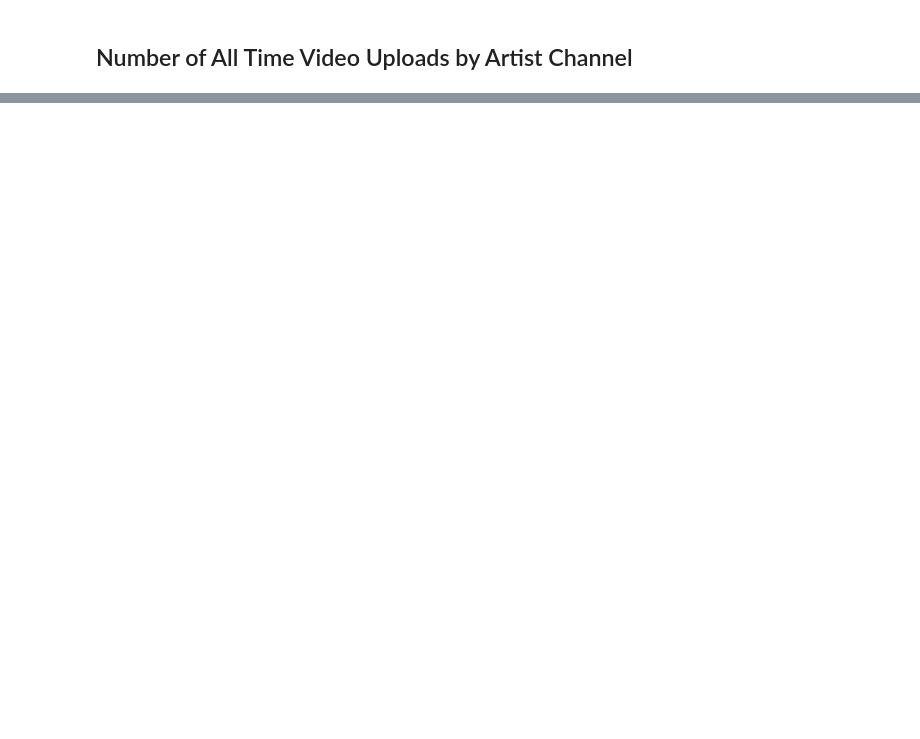
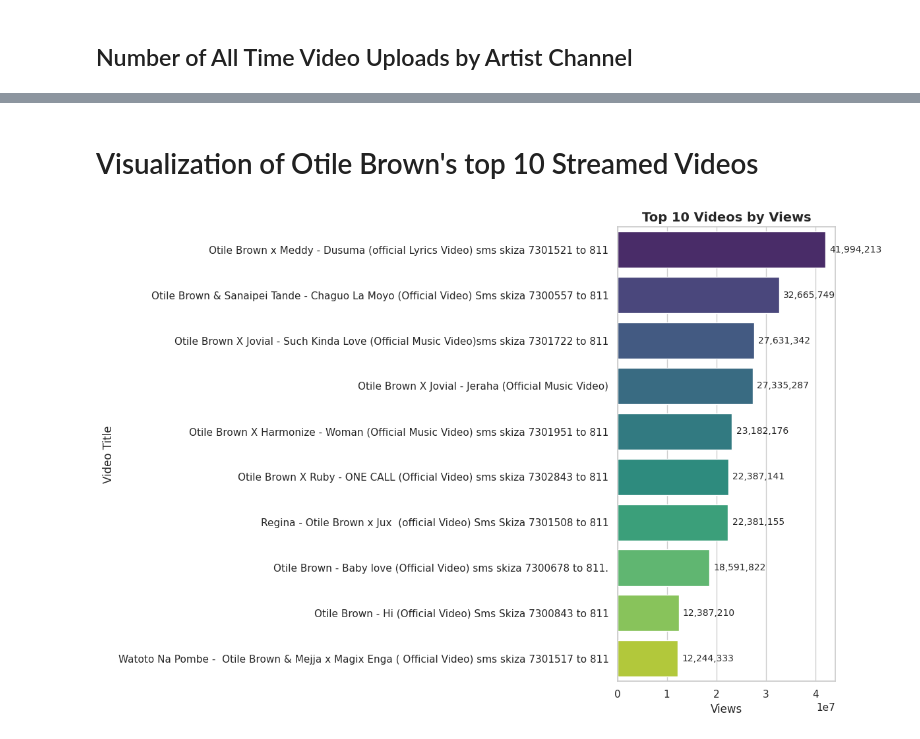
Before and after one commit to The-alpha-male/Kenya-YouTube-Analysis-Using-YouTube-API, a Jupyter notebook: Kenyan_musician_channels.ipynb, the cells around one changed output, grey strips where cells are left out. Saved outputs shown, nothing was run; the diff lists cells and outputs as text; code cells hidden in the pictures; blank space fills up the shorter version.

```diff
--- a/Kenyan_musician_channels.ipynb
+++ b/Kenyan_musician_channels.ipynb
@@ -305,0 +163,2 @@ videos_2024.to_csv('videos_2024.csv', index=False)
+# %%
+playlist_id = channel_data.loc[channel_data['Channel_name']=='Otile Brown Official', 'Playlist_id'].iloc[0]
@@ -305,0 +201,2 @@ videos_2024.to_csv('videos_2024.csv', index=False)
+# %%
+video_ids = get_video_ids(youtube, playlist_id)
@@ -305,0 +251,7 @@ videos_2024.to_csv('videos_2024.csv', index=False)
+# %%
+# convert the data types to numeric for analysis
+video_data['Published_date'] = pd.to_datetime(video_data['Published_date']).dt.date
+video_data['Views'] = pd.to_numeric(video_data['Views'])
+video_data['Likes'] = pd.to_numeric(video_data['Likes'])
+video_data['Favorites'] = pd.to_numeric(video_data['Views'])
+video_data['Comments'] = pd.to_numeric(video_data['Comments'])
@@ -305,0 +277,3 @@ videos_2024.to_csv('videos_2024.csv', index=False)
+# %%
+top_videos = video_data.sort_values(by='Views', ascending=False).head(10)
+top_videos
@@ -305,0 +292,43 @@ videos_2024.to_csv('videos_2024.csv', index=False)
+# %% [markdown]
+# Visualization of Otile Brown's top 10 Streamed Videos
+# %%
+import seaborn as sns
+import matplotlib.pyplot as plt
+import matplotlib.colors as mcolors
+
+# Sort data to ensure bars are in descending order
+top_videos_sorted = top_videos.sort_values(by='Views', ascending=False)
+
+# Set Seaborn style and figure size
+sns.set(style="whitegrid", rc={'figure.figsize': (12, 8)})
+
+# Generate gradient colors using Seaborn's palette
+palette = sns.color_palette("viridis", len(top_videos_sorted))
+
+# Create the barplot with manual coloring
+ax1 = sns.barplot(
+    x='Views',
+    y='Title',
+    data=top_videos_sorted,
+    hue='Title',  # Assign hue to Title to avoid warnings
+    dodge=False,
+    legend=False,  # Disable legend as it's unnecessary here
+    palette=palette
+)
+
+# Add data labels to the bars
+for i, view in enumerate(top_videos_sorted['Views']):
+    ax1.text(view + 0.02 * max(top_videos_sorted['Views']), i, f'{view:,}', va='center', fontsize=10)
+
+# Add axis labels and a title
+ax1.set_xlabel('Views', fontsize=12)
+ax1.set_ylabel('Video Title', fontsize=12)
+ax1.set_title('Top 10 Videos by Views', fontsize=14, weight='bold')
+
+# Adjust spacing to ensure readability
+plt.tight_layout()
+
+# Show the plot
+plt.show()
+# %% [output]
+[figure, added]
```
Also changed, not shown: parts of 24 cells of this notebook, 8 other files.
